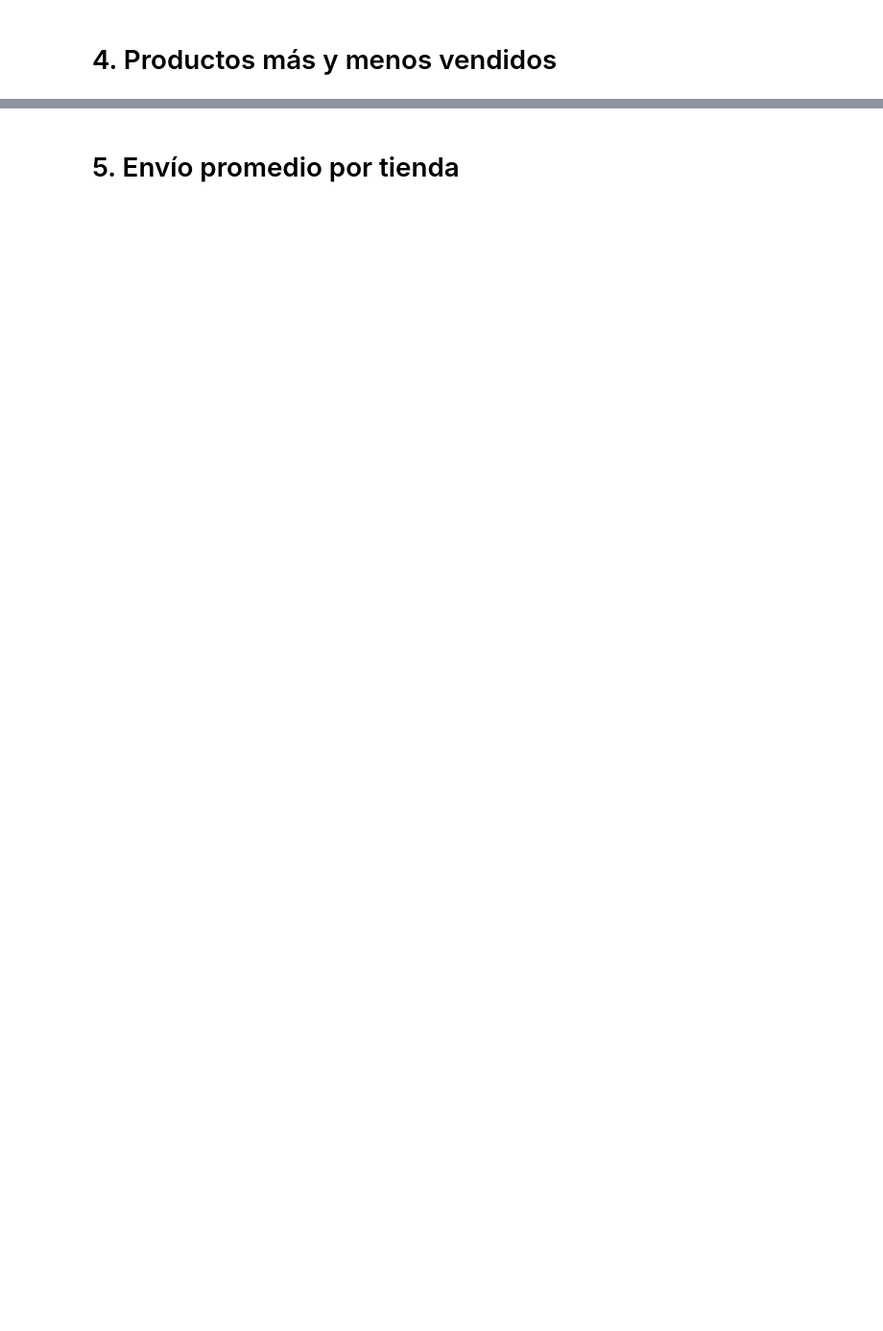
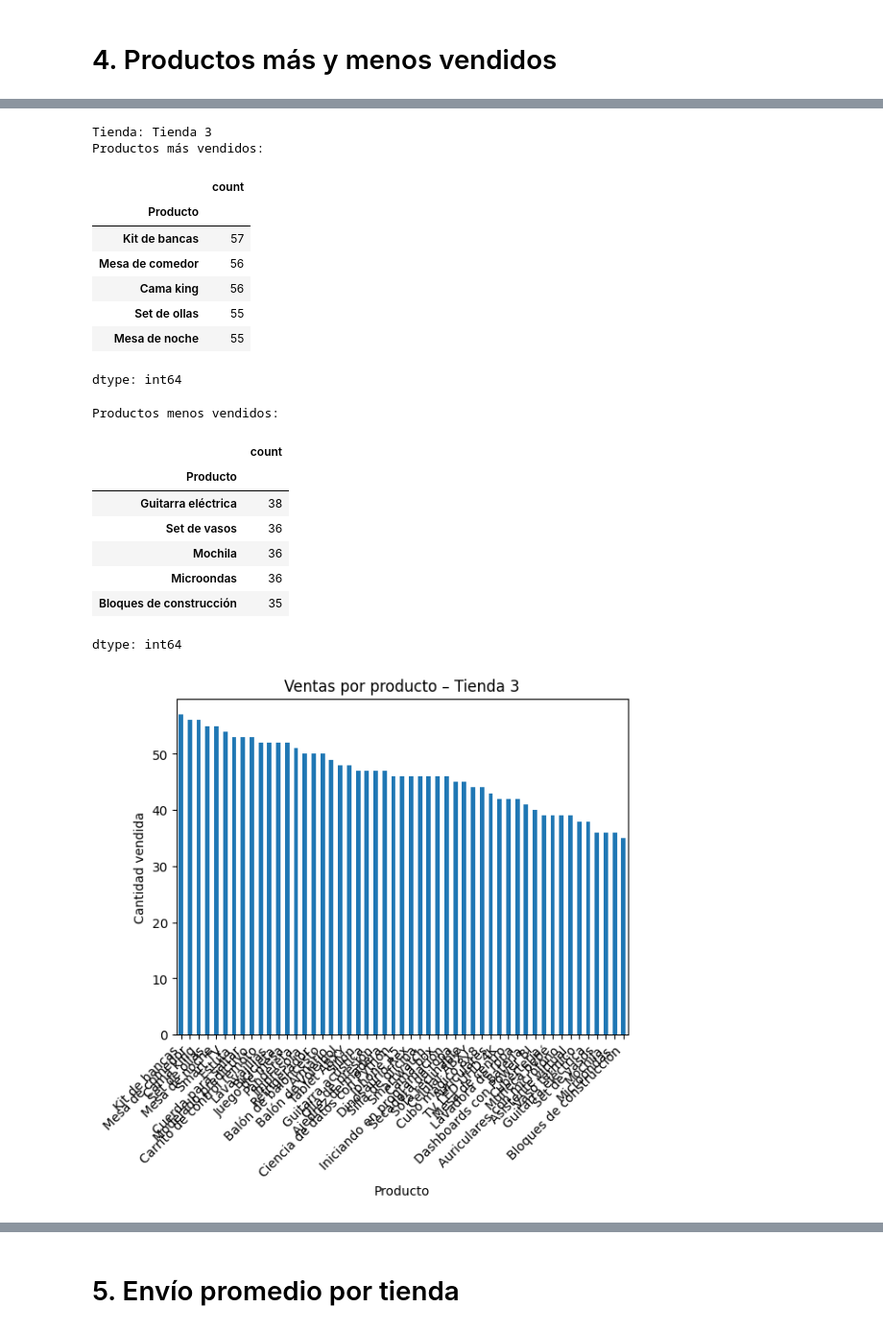
Before and after one commit to Jobe2695/Desaf-o-Alura, a Jupyter notebook: AluraStoreLatam.ipynb, the cells around one changed output, grey strips where cells are left out. Shown at 96% size. Cells and saved outputs as stored; diff of their text form; code cells hidden in the pictures; blank space fills up the shorter version.

```diff
--- a/AluraStoreLatam.ipynb
+++ b/AluraStoreLatam.ipynb
@@ -177,0 +244,23 @@ pcalificacion4
+# %%
+ventas_por_tienda(tienda3, "Tienda 3")
+# %% [output]
+Tienda: Tienda 3
+Productos más vendidos:
+|  | count |
+| Producto |  |
+| Kit de bancas | 57 |
+| Mesa de comedor | 56 |
+| Cama king | 56 |
+| Set de ollas | 55 |
+| Mesa de noche | 55 |
+dtype: int64
+Productos menos vendidos:
+|  | count |
+| Producto |  |
+| Guitarra eléctrica | 38 |
+| Set de vasos | 36 |
+| Mochila | 36 |
+| Microondas | 36 |
+| Bloques de construcción | 35 |
+dtype: int64
+[figure, added]
```
Also changed, not shown: parts of 9 cells of this notebook.
